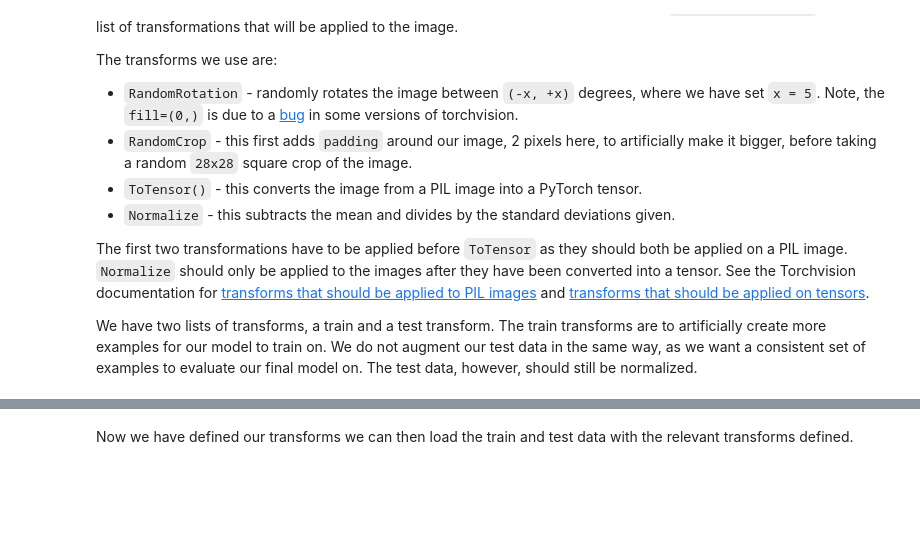
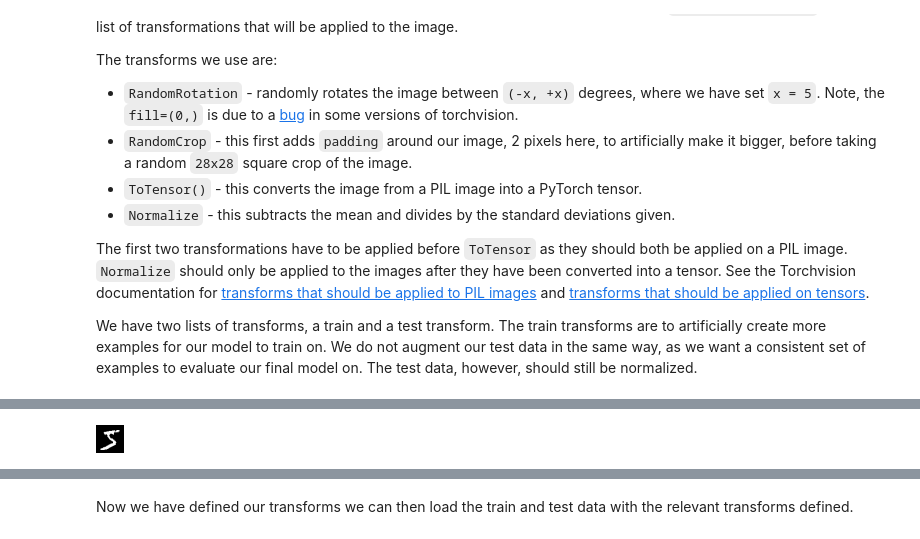
Before and after one commit to chandrashekar-babu/apaimlt-apr-2026, a Jupyter notebook: Day_5/2026_Apr22.ipynb, the cells around one changed output, grey strips where cells are left out. Saved outputs shown, nothing was run; the diff lists cells and outputs as text; code cells hidden in the pictures; blank space fills up the shorter version.

```diff
--- a/Day_5/2026_Apr22.ipynb
+++ b/Day_5/2026_Apr22.ipynb
@@ -221,3 +311,7 @@ train_data.data[0].shape
+# %%
+train_data[0][0]
+# %% [output]
+[figure, added]
 # %%
 perspective_transformer = transforms.RandomPerspective(distortion_scale=0.6, p=1.0)
 perspective_imgs = perspective_transformer(train_data[0][0])
```
Also changed, not shown: parts of 43 cells of this notebook.
